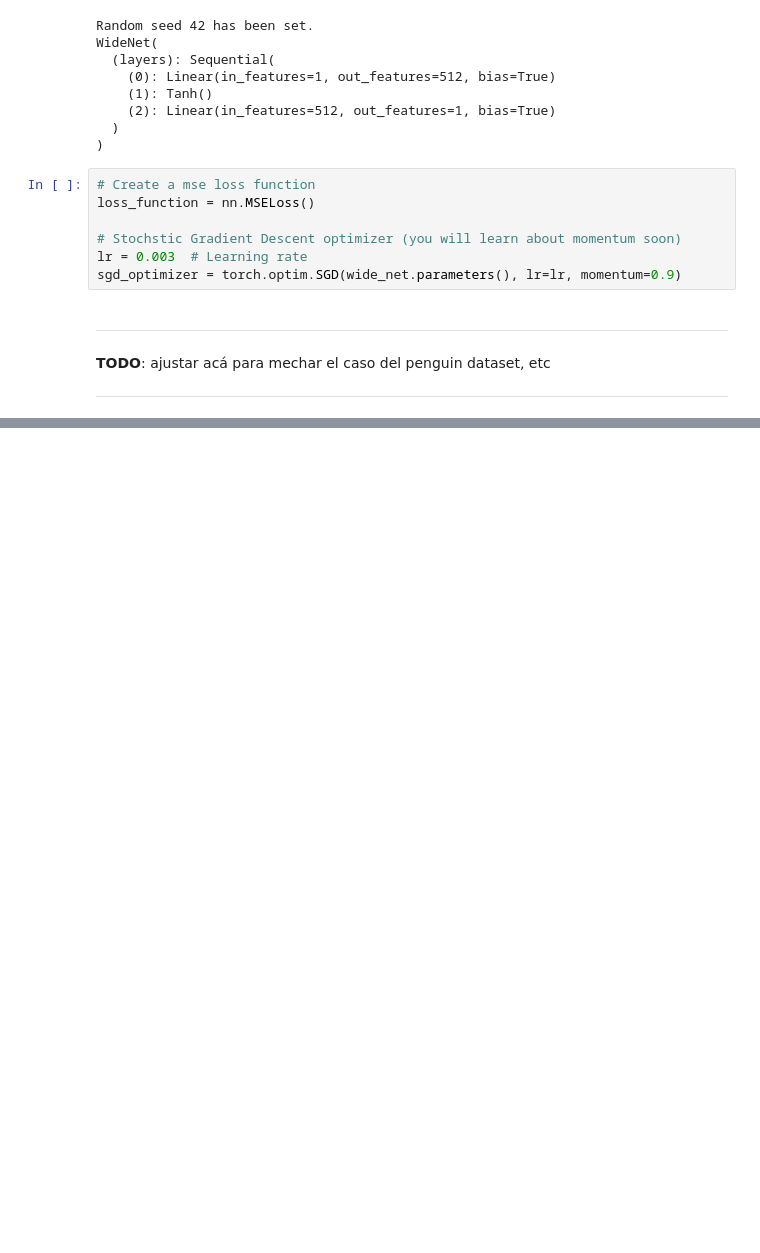
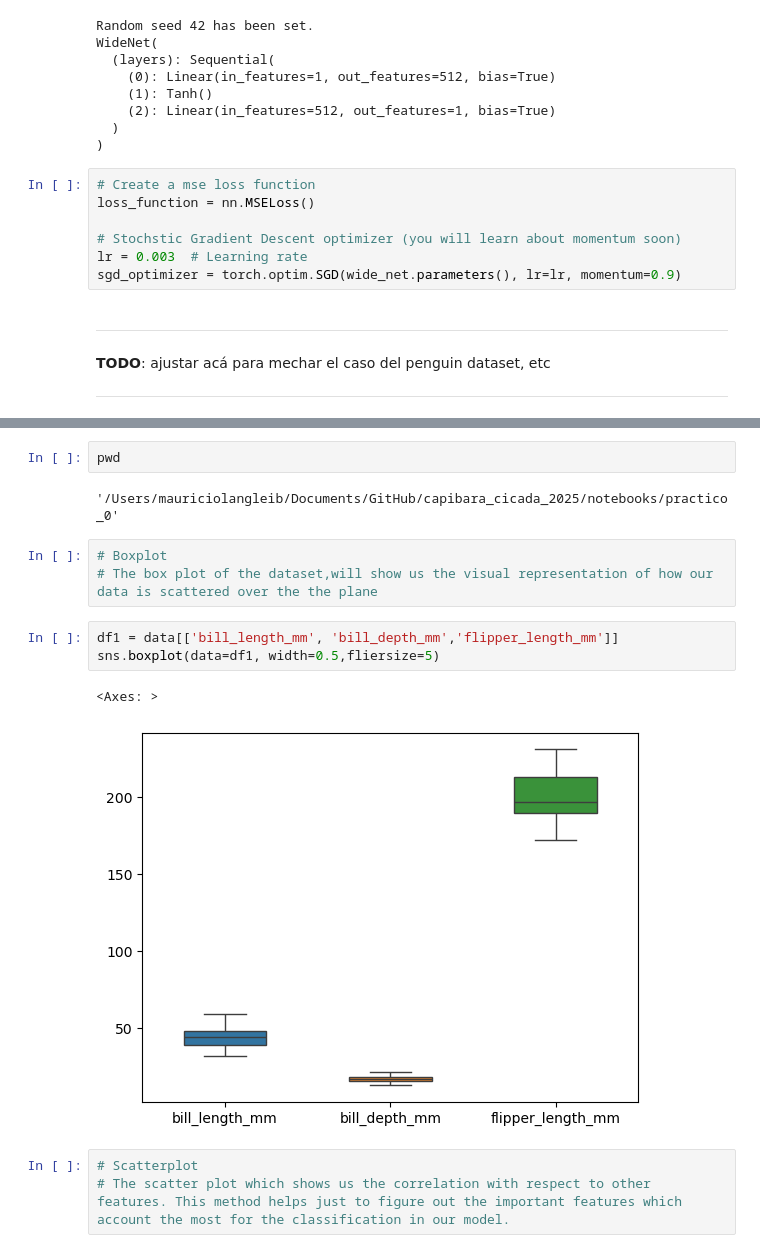
Before and after one commit to mauriciolangleib/capibara_cicada_2025, a Jupyter notebook: notebooks/practico_0/000_practico_0.ipynb, the cells around one changed output, grey strips where cells are left out. Cells and saved outputs as stored; diff of their text form; blank space fills up the shorter version.

```diff
--- a/notebooks/practico_0/000_practico_0.ipynb
+++ b/notebooks/practico_0/000_practico_0.ipynb
@@ -1569,0 +1589,16 @@ ___
+# %%
+pwd
+# %% [output]
+'/Users/mauriciolangleib/Documents/GitHub/capibara_cicada_2025/notebooks/practico_0'
+# %%
+# Boxplot
+# The box plot of the dataset,will show us the visual representation of how our data is scattered over the the plane
+# %%
+df1 = data[['bill_length_mm', 'bill_depth_mm','flipper_length_mm']]
+sns.boxplot(data=df1, width=0.5,fliersize=5)
+# %% [output]
+<Axes: >
+[figure, added]
+# %%
+# Scatterplot
+# The scatter plot which shows us the correlation with respect to other features. This method helps just to figure out the important features which account the most for the classification in our model.
```
Also changed, not shown: parts of 17 cells of this notebook.
